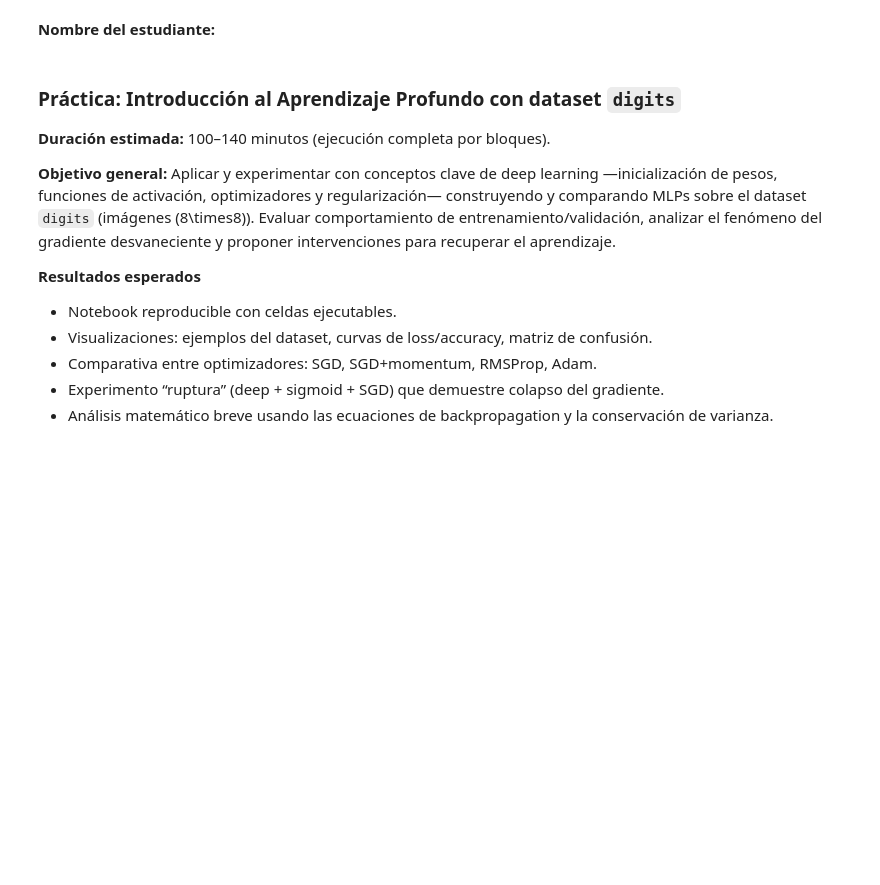
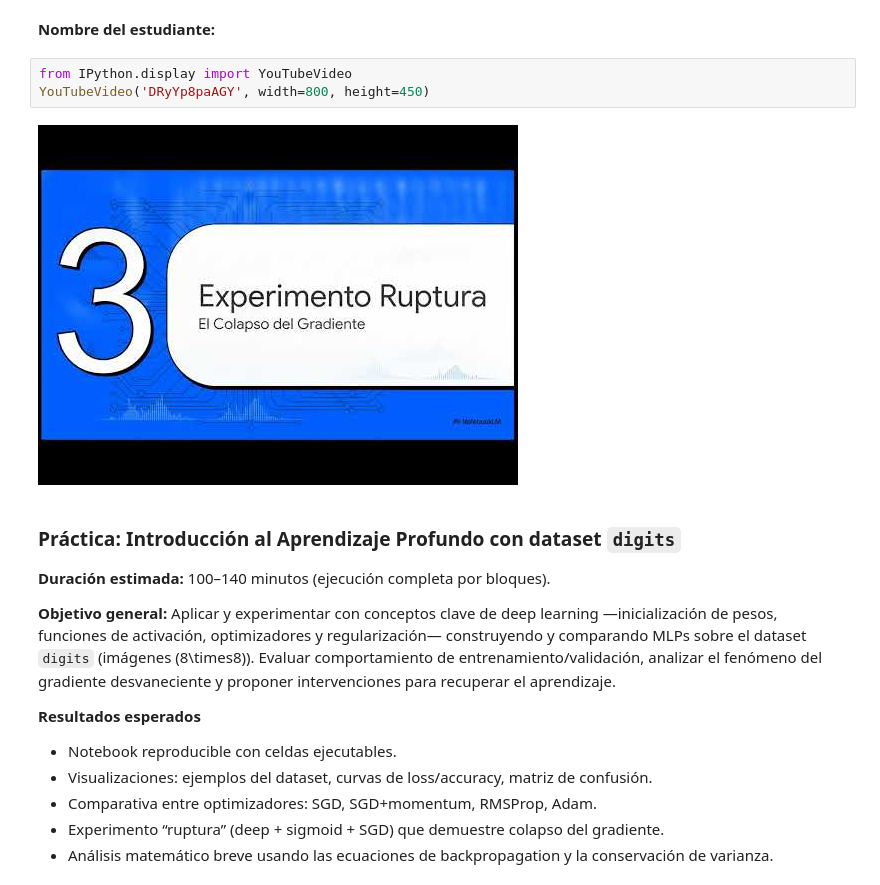
Before and after one commit to Pastor-E-Perez-Estigarribia/curso-iaa, a Jupyter notebook: colab_notebook/11-Intro_Deep_learning.ipynb, the cells around one changed output. Drawn from its saved outputs; the diff is of its cells as text; blank space fills up the shorter version.

```diff
--- a/colab_notebook/11-Intro_Deep_learning.ipynb
+++ b/colab_notebook/11-Intro_Deep_learning.ipynb
@@ -1,5 +3,10 @@
 # %% [markdown]
 **Nombre del estudiante:**
+# %%
+from IPython.display import YouTubeVideo
+YouTubeVideo('DRyYp8paAGY', width=800, height=450)
+# %% [output]
+[figure, added]
 # %% [markdown]
 ### **Práctica: Introducción al Aprendizaje Profundo con dataset `digits`**
 
```
Also changed, not shown: parts of 1 cell of this notebook.
